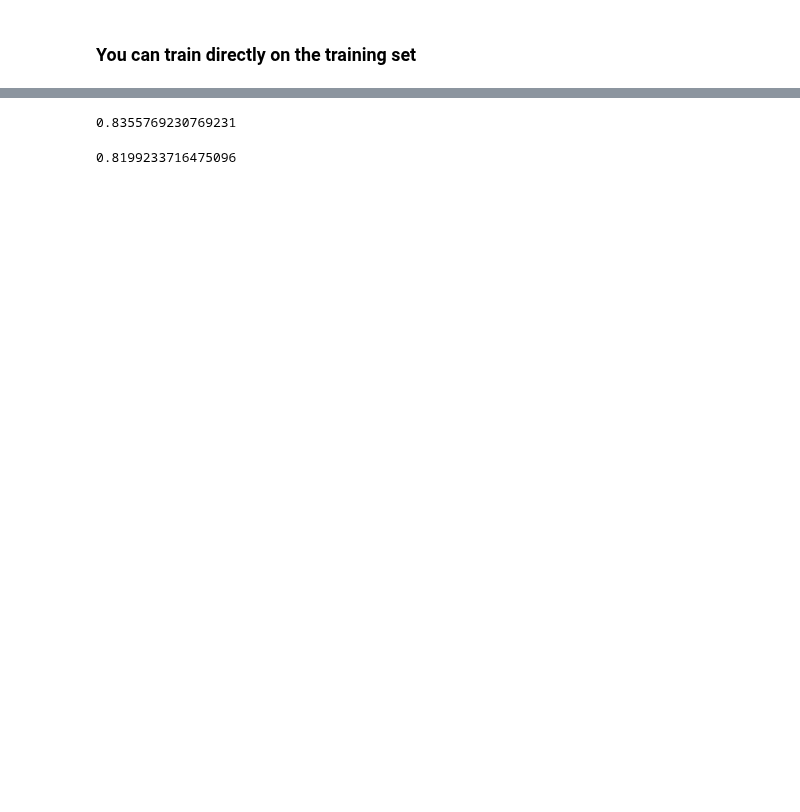
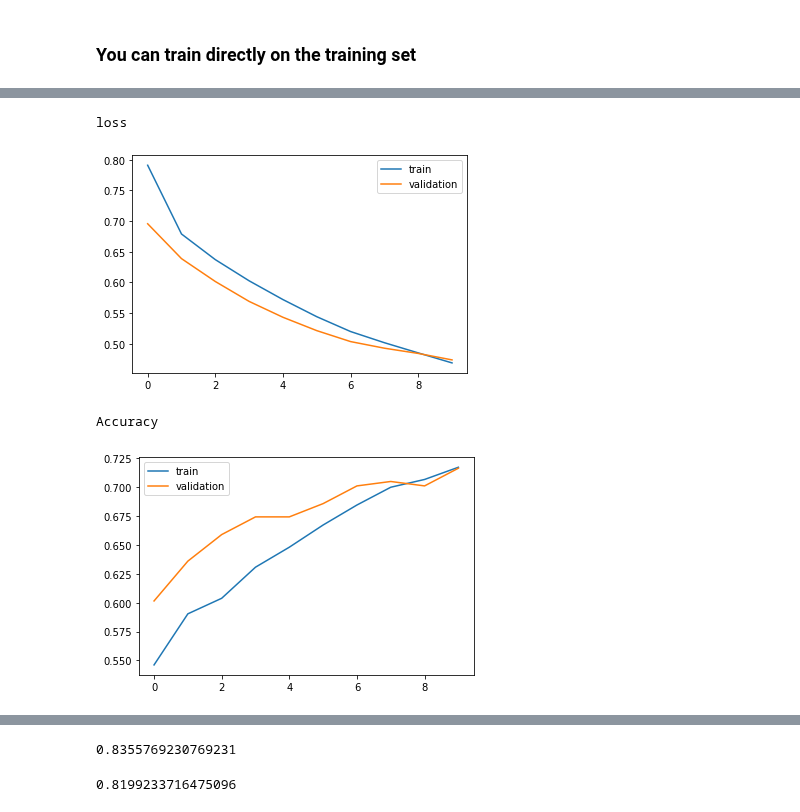
Before and after one commit to serivan/mldmlab, a Jupyter notebook: Kaggle/KAGGLE21/heart_desease_predictions_kaggle_Keras.ipynb, the cells around one changed output, grey strips where cells are left out. Saved outputs shown, nothing was run; the diff lists cells and outputs as text; code cells hidden in the pictures; blank space fills up the shorter version.

```diff
--- a/Kaggle/KAGGLE21/heart_desease_predictions_kaggle_Keras.ipynb
+++ b/Kaggle/KAGGLE21/heart_desease_predictions_kaggle_Keras.ipynb
@@ -287,6 +296,7 @@ X_train_imp.head()
+# %%
+
+scaler = StandardScaler()
+
+X_train_imp = scaler.fit_transform(X_train_imp)
 # %% [markdown]
 ### You can train directly on the training set
-# %%
-my_model = DecisionTreeClassifier(random_state=RANDOM_STATE)
-my_model.fit(X_train_imp, y_train)
-my_model.score(X_train_imp, y_train)
@@ -323,0 +303,18 @@ feature_importances
+# %%
+# Initialize the constructor
+first_model=my_model = Sequential()
+
+# Add an input layer
+my_model.add(Dense(13, activation='relu', input_shape=(13,)))
+
+# Add one hidden layer
+my_model.add(Dense(8, activation='relu'))
+
+# Add an output layer
+my_model.add(Dense(1, activation='sigmoid'))
+# %%
+my_model.compile(loss='binary_crossentropy',
+              optimizer='SGD',
+              metrics=['accuracy',tf.keras.metrics.AUC()])
+
+training_phase =my_model.fit(X_train_imp, y_train,epochs=10, batch_size=10,  validation_split=0.2, verbose=1)
@@ -323,0 +342,20 @@ feature_importances
+# %%
+    import matplotlib.pyplot as pyplot
+
+    # plot training history
+    print("loss")
+    pyplot.plot(training_phase.history['loss'], label='train')
+    pyplot.plot(training_phase.history['val_loss'], label='validation')
+    pyplot.legend()
+    pyplot.show()
+
+    print("Accuracy")
+    pyplot.plot(training_phase.history['accuracy'], label='train')
+    pyplot.plot(training_phase.history['val_accuracy'], label='validation')
+    pyplot.legend()
+    pyplot.show()
+# %% [output]
+loss
+[figure, added]
+Accuracy
+[figure, added]
```
Also changed, not shown: parts of 17 cells of this notebook.
